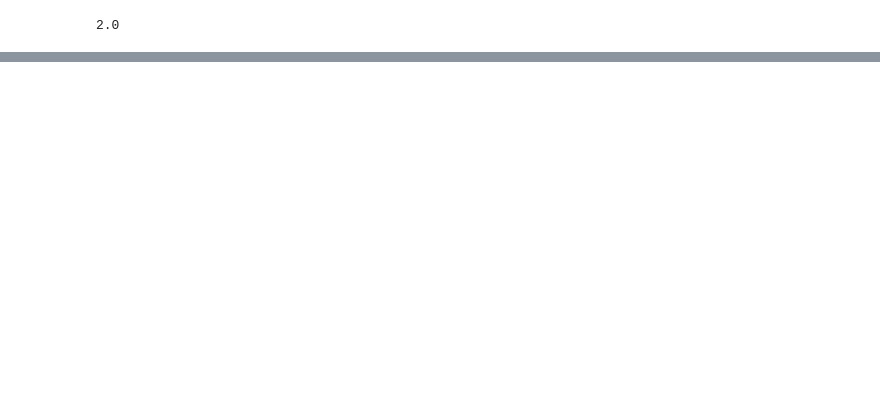
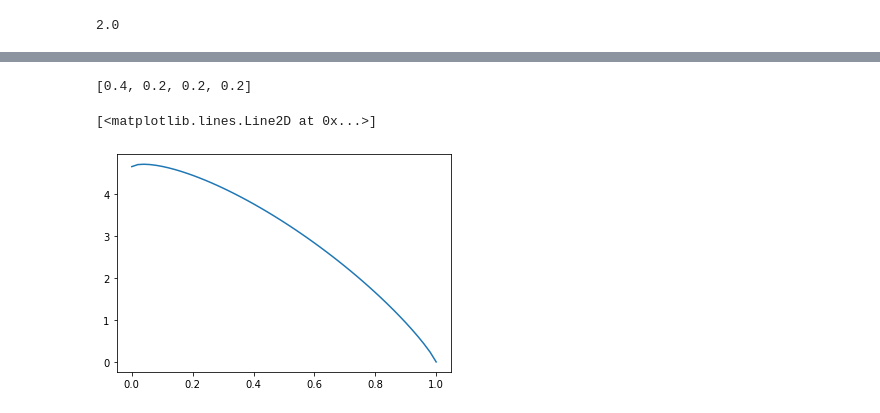
Before and after one commit to IsisChameleon/CSYS5030, a Jupyter notebook: week2.ipynb, the cells around one changed output, grey strips where cells are left out. Saved outputs shown, nothing was run; the diff lists cells and outputs as text; code cells hidden in the pictures; blank space fills up the shorter version.

Commit message:
Week 1 and 2 Challenges

```diff
--- a/week2.ipynb
+++ b/week2.ipynb
@@ -402,0 +480,28 @@ jointEntropy(jointProbabilities)
+# %%
+
+def probabilityVector(Pa: float, C: int):
+    # C : number of symbol in the alphabet
+    # Pa : varying probability of P(X=a)
+
+    PRemainingSymbols = round((1 - Pa) / (C-1), 6)
+
+    P = [ PRemainingSymbols for i in range(C)]
+    P[0] = Pa
+    return P
+# %%
+print(probabilityVector(0.4, 4))
+# %% [output]
+[0.4, 0.2, 0.2, 0.2]
+# %%
+import numpy as np
+import matplotlib.pyplot as plt
+from week1 import entropy
+
+Pas=np.linspace(0, 1, num=51)
+
+C = 26
+
+plt.plot(Pas, [ entropy(probabilityVector(pa, C)) for pa in Pas])
+# %% [output]
+[<matplotlib.lines.Line2D at 0x...>]
+[figure, added]
```
Also changed, not shown: parts of 21 cells of this notebook, 3 other files.
